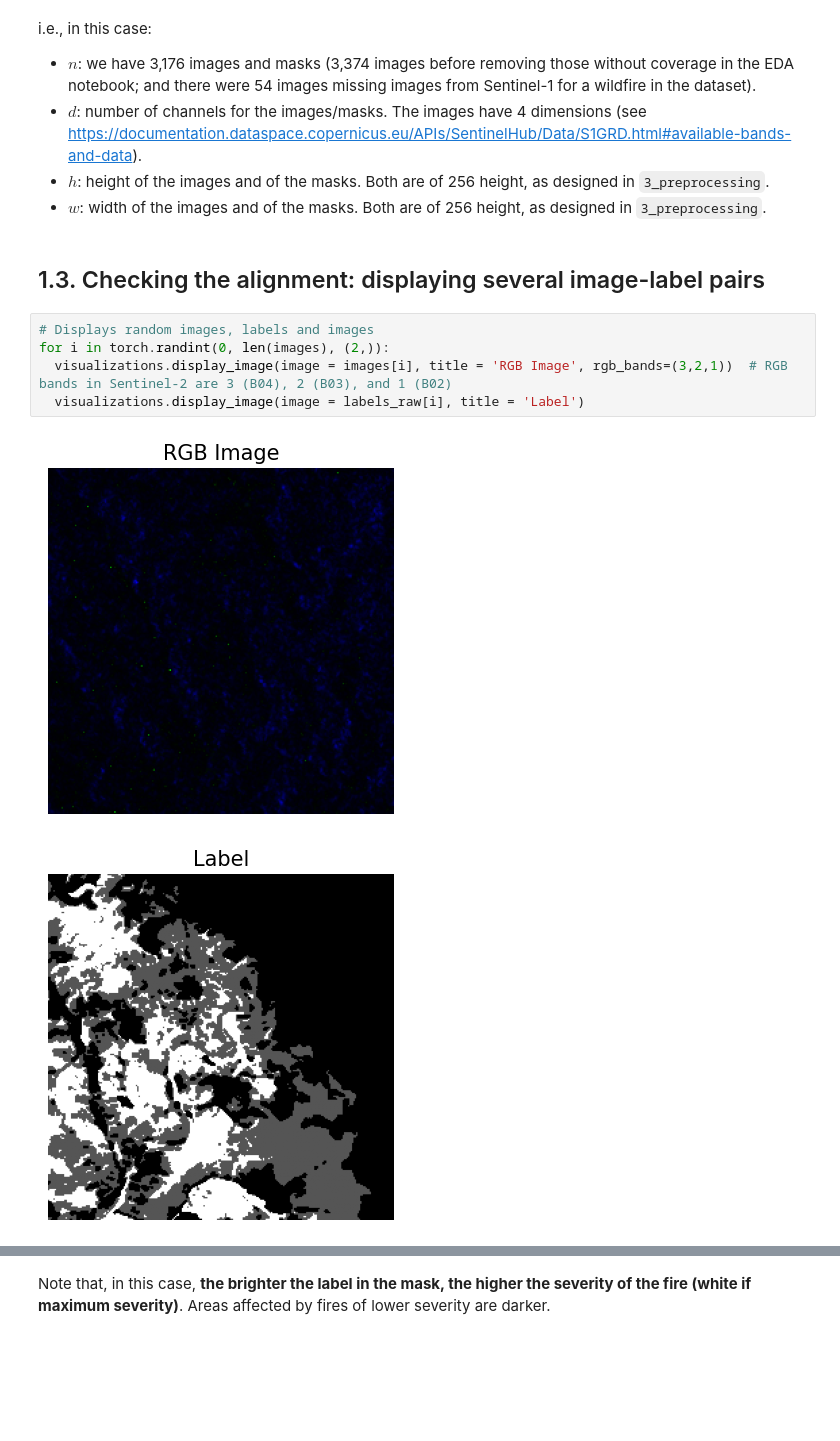
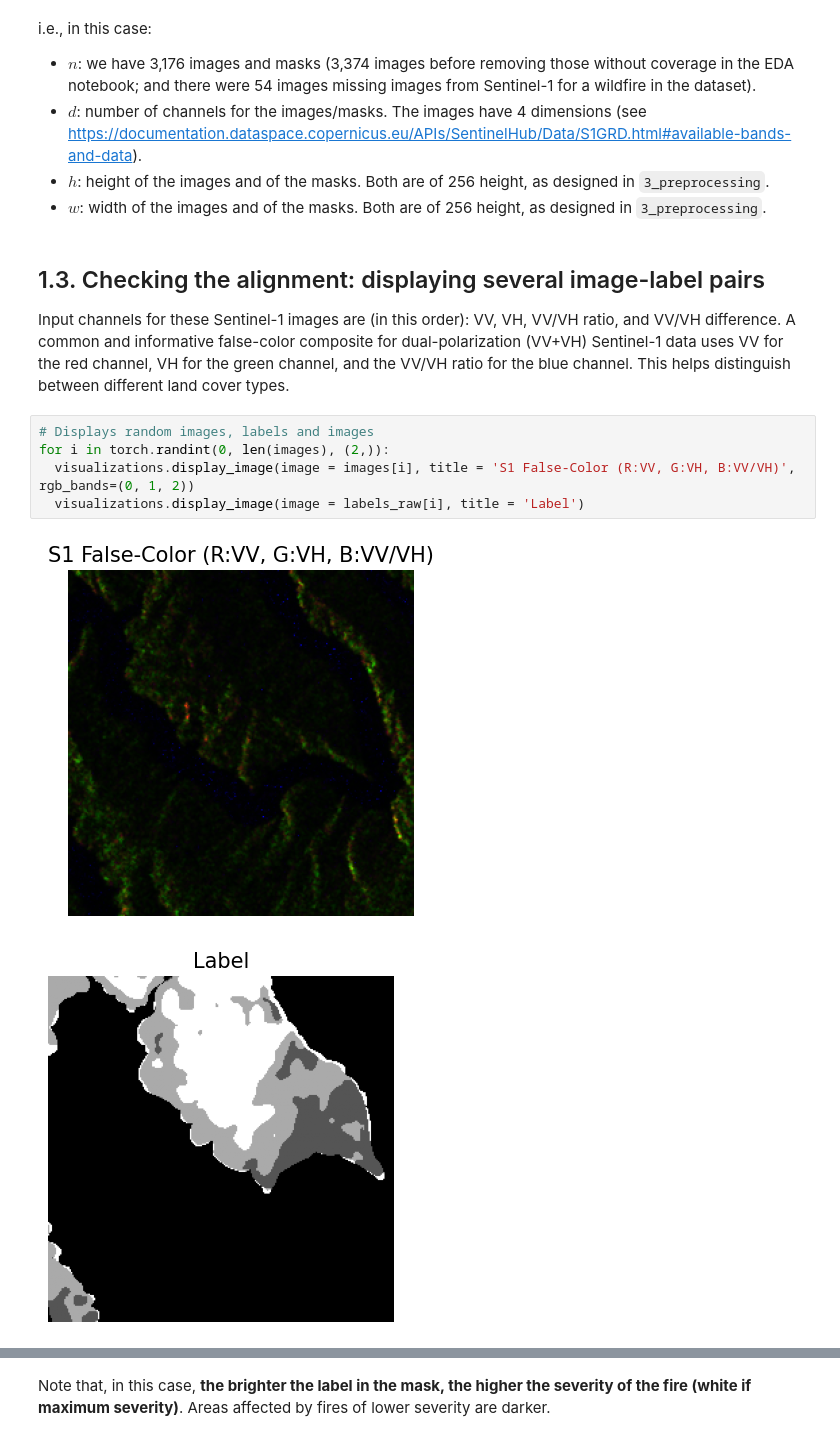
Before and after one commit to pablo-fdz/DL_improc_final_project, a Jupyter notebook: 4_2_training_and_validation_S1.ipynb, the cells around one changed output, grey strips where cells are left out. Saved outputs shown, nothing was run; the diff lists cells and outputs as text; blank space fills up the shorter version.

Commit message:
Created best model for S1 data

```diff
--- a/4_2_training_and_validation_S1.ipynb
+++ b/4_2_training_and_validation_S1.ipynb
@@ -157,11 +157,13 @@ i.e., in this case:
 - $w$: width of the images and of the masks. Both are of 256 height, as designed in `3_preprocessing`.
 # %% [markdown]
 ## 1.3. Checking the alignment: displaying several image-label pairs
+
+Input channels for these Sentinel-1 images are (in this order): VV, VH, VV/VH ratio, and VV/VH difference. A common and informative false-color composite for dual-polarization (VV+VH) Sentinel-1 data uses VV for the red channel, VH for the green channel, and the VV/VH ratio for the blue channel. This helps distinguish between different land cover types.
 # %%
 # Displays random images, labels and images
 for i in torch.randint(0, len(images), (2,)):
-  visualizations.display_image(image = images[i], title = 'RGB Image', rgb_bands=(3,2,1))  # RGB bands in Sentinel-2 are 3 (B04), 2 (B03), and 1 (B02)
+  visualizations.display_image(image = images[i], title = 'S1 False-Color (R:VV, G:VH, B:VV/VH)', rgb_bands=(0, 1, 2))
   visualizations.display_image(image = labels_raw[i], title = 'Label')
 # %% [output]
-[figure, old version]
+[figure, new version]
-[figure, old version]
+[figure, new version]
```
Also changed, not shown: parts of 6 cells of this notebook, 2 other files.
